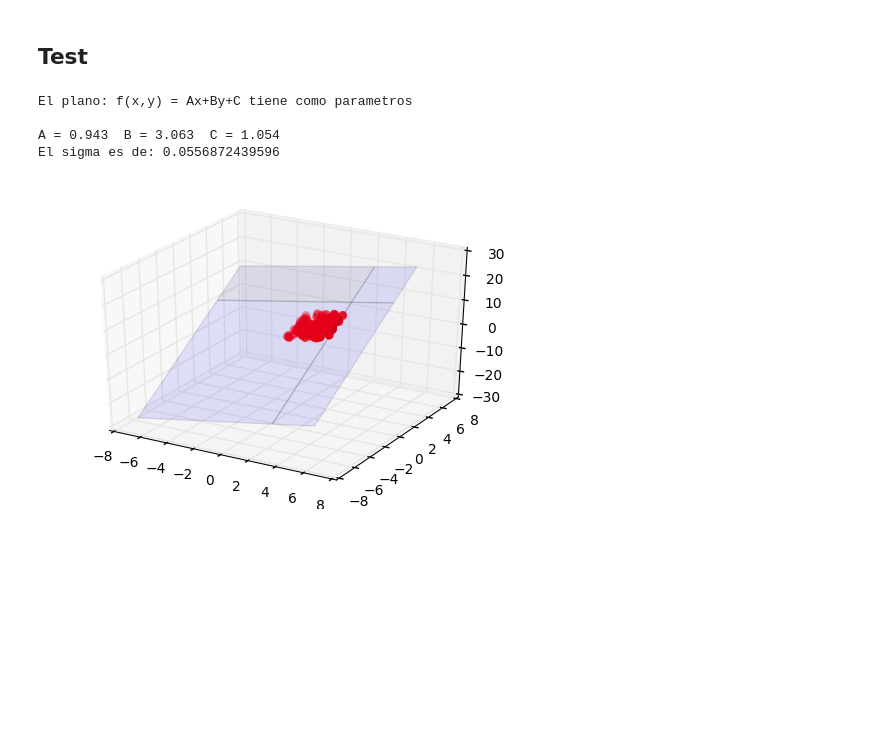
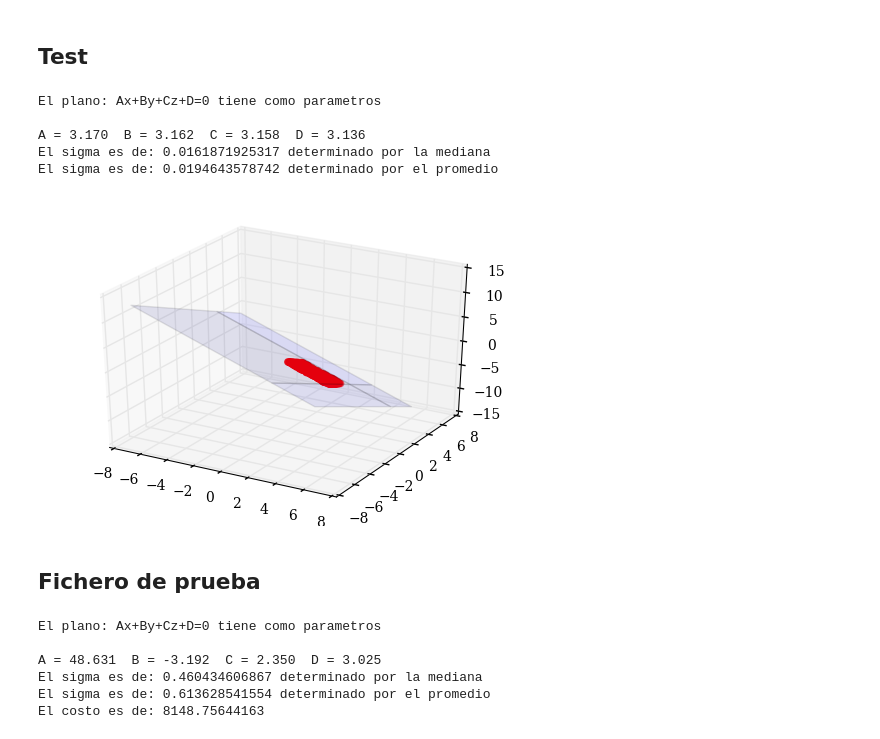
Before and after one commit to Cabeza77/Pedro_PUC, a Jupyter notebook: Rutina_Python/Rutina.ipynb, the cells around one changed output. Saved outputs shown, nothing was run; the diff lists cells and outputs as text; code cells hidden in the pictures; blank space fills up the shorter version.

Commit message:
Se cambia la funcion error y  se mejora la visualización del ajuste

```diff
--- a/Rutina_Python/Rutina.ipynb
+++ b/Rutina_Python/Rutina.ipynb
@@ -3,6 +3,9 @@ from mpl_toolkits.mplot3d import Axes3D
 import matplotlib.pyplot as plt
 import numpy as np
 from scipy.optimize import least_squares
+from matplotlib import rcParams
+rcParams['font.family'] = 'serif'
+
 %matplotlib inline
 # %% [markdown]
 # Plane fit
@@ -46,42 +45,78 @@ def error(params, points): #funcion a minimizar
 # %%
 figure = plt.figure().gca(projection='3d')
 
 #Se genera un set de datos x,y de forma aleatoria
-x_value = 3*np.random.random_sample(100)
-y_value = 2*np.random.random_sample(100)
+x_value = 3*np.random.random_sample(500)
+y_value = 2*np.random.random_sample(500)
 
 #                   IMPORTANTE
 #Se asume que cada punto pertenece a un plano diferente
 #Pero siguen una distribucion normal en los parametros
-#Por lo que el resultado deberia parecerce a la media de los parametros
+#Por lo que el resultado deberia parecerce a la media de los parametros (o ser un multiplo escalar)
 #loc es la media y scale el sigma de la gausseana, se puede jugar con estos parametros
 #A scale muy alto se pierde simetría del problema y en ese caso habría que pesar los datos
 #Si en la simulacion es un disco bien definido no deberia haber mayores problemas
-Arand = np.random.normal(loc=1,scale=0.1,size=100)
-Brand = np.random.normal(loc=3,scale=0.2,size=100)
-Crand = np.random.normal(loc=1,scale=0.1,size=100)
+Arand = np.random.normal(loc=1,scale=0.01,size=500)
+Brand = np.random.normal(loc=1,scale=0.01,size=500)
+Crand = np.random.normal(loc=1,scale=0.01,size=500)
+Drand = np.random.normal(loc=1,scale=0.01,size=500)
 
-z_value = plane(x_value,y_value,[Arand,Brand,Crand])
+
+z_value = plane(x_value,y_value,[Arand,Brand,Crand,Drand])
 
 points = np.stack([x_value,y_value,z_value],axis=1)
 
 #Realiza minimos cuadrados a la funcion error con argumentos los puntos
-x0 = [0,0,0]
+x0 = [1,1,1,1]
 result = least_squares(error, x0, args=(points,))
 
-A,B,C = result.x[0],result.x[1],result.x[2]
+A,B,C,D = result.x[0],result.x[1],result.x[2],result.x[3]
 
-print 'El plano: f(x,y) = Ax+By+C tiene como parametros\n'
-print 'A =','%.3f'%A,' B =','%.3f'%B,' C =','%.3f'%C
-print 'El sigma es de:',sigma(A,B,C,points)
+print 'El plano: Ax+By+Cz+D=0 tiene como parametros\n'
+print 'A =','%.3f'%A,' B =','%.3f'%B,' C =','%.3f'%C,' D =','%.3f'%D
+print 'El sigma es de:',sigma(A,B,C,D,points)[0],'determinado por la mediana'
+print 'El sigma es de:',sigma(A,B,C,D,points)[1],'determinado por el promedio'
 
-plot_plane(A,B,C,figure,7)
-figure.scatter(points[:,0],points[:,1],points[:,2],color='red',linewidths=2)
+
+plot_plane(-A/C,-B/C,-D/C,figure,7)
+figure.scatter(points[:,0],points[:,1],points[:,2],color='red',linewidths=1)
 
 plt.show()
 # %% [output]
-El plano: f(x,y) = Ax+By+C tiene como parametros
+El plano: Ax+By+Cz+D=0 tiene como parametros
 
-A = 0.943  B = 3.063  C = 1.054
-El sigma es de: 0.0556872439596
+A = 3.170  B = 3.162  C = 3.158  D = 3.136
+El sigma es de: 0.0161871925317 determinado por la mediana
+El sigma es de: 0.0194643578742 determinado por el promedio
-[figure, old version]
+[figure, new version]
+# %% [markdown]
+## Fichero de prueba
+# %%
+pfile=np.loadtxt('/home/pedro/Pedro_PUC/Rutina_Python/xyzprimary.dat')
+pfile =np.array(pfile)
+
+#Se genera un set de datos x,y de forma aleatoria
+x_value = pfile[:,0]
+y_value = pfile[:,1]
+z_value = pfile[:,2]
+
+points = np.stack([x_value,y_value,z_value],axis=1)
+
+#Realiza minimos cuadrados a la funcion error con argumentos los puntos
+x0 = [1,1,1,1]
+result = least_squares(error, x0, args=(points,))
+
+A,B,C,D = result.x[0],result.x[1],result.x[2],result.x[3]
+
+print 'El plano: Ax+By+Cz+D=0 tiene como parametros\n'
+print 'A =','%.3f'%A,' B =','%.3f'%B,' C =','%.3f'%C,' D =','%.3f'%D
+print 'El sigma es de:',sigma(A,B,C,D,points)[0],'determinado por la mediana'
+print 'El sigma es de:',sigma(A,B,C,D,points)[1],'determinado por el promedio'
+print 'El costo es de:',result.cost
+# %% [output]
+El plano: Ax+By+Cz+D=0 tiene como parametros
+
+A = 48.631  B = -3.192  C = 2.350  D = 3.025
+El sigma es de: 0.460434606867 determinado por la mediana
+El sigma es de: 0.613628541554 determinado por el promedio
+El costo es de: 8148.75644163
```
Also changed, not shown: parts of 7 cells of this notebook, 1 other file.
